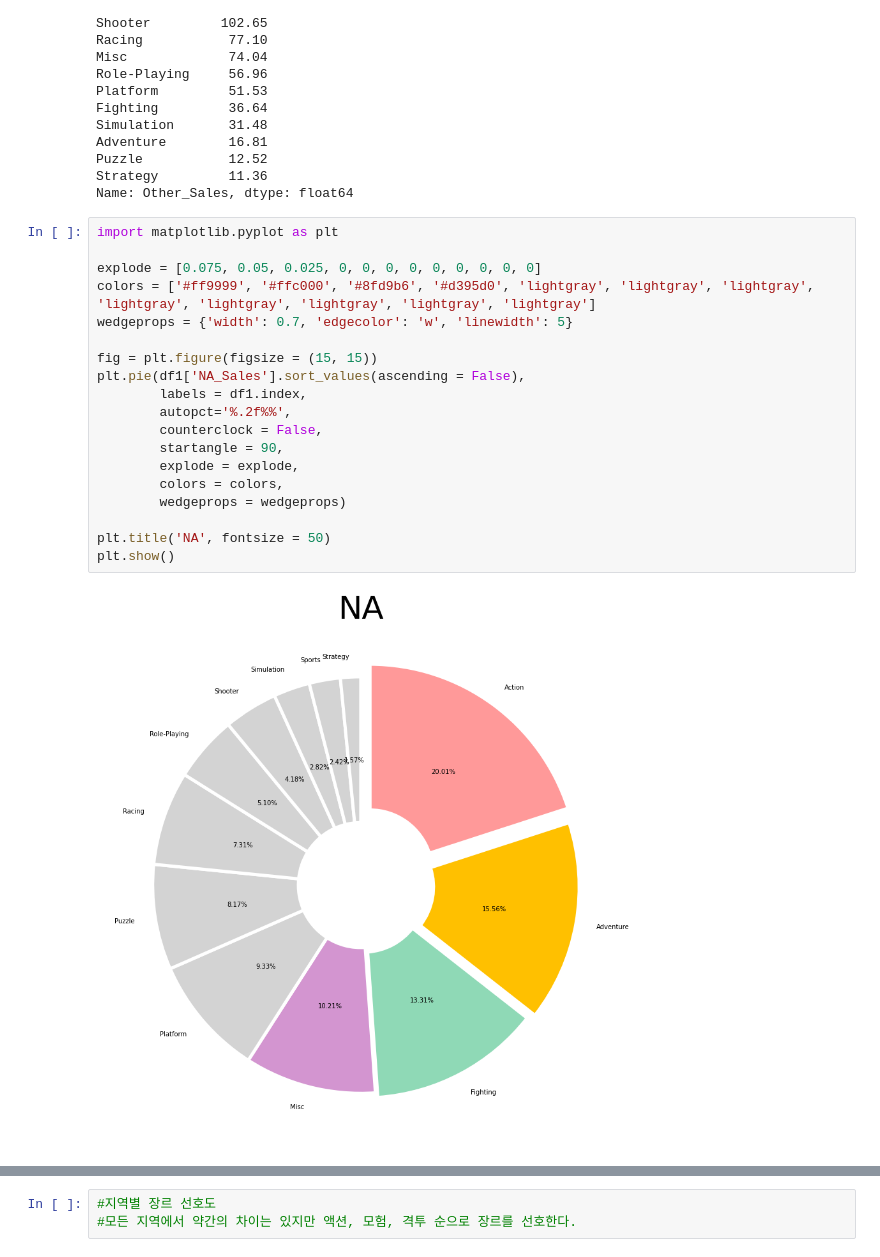
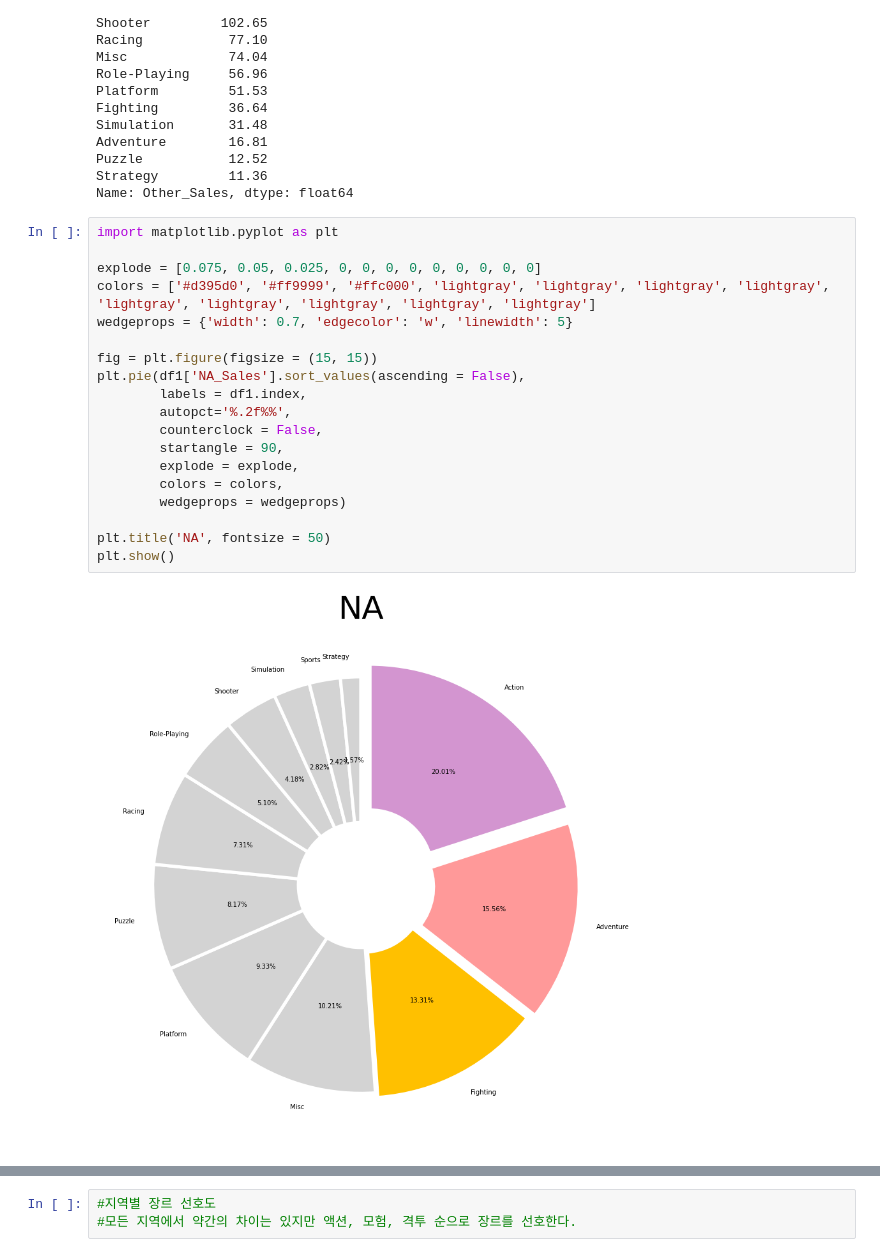
Before and after one commit to kihann/section-project, a Jupyter notebook: AI_07_이기한_Section_1.ipynb, the cells around one changed output, grey strips where cells are left out. Cells and saved outputs as stored; diff of their text form.

```diff
--- a/AI_07_이기한_Section_1.ipynb
+++ b/AI_07_이기한_Section_1.ipynb
@@ -160,24 +160,24 @@ Name: Other_Sales, dtype: float64
 # %%
 import matplotlib.pyplot as plt
 
 explode = [0.075, 0.05, 0.025, 0, 0, 0, 0, 0, 0, 0, 0, 0]
-colors = ['#ff9999', '#ffc000', '#8fd9b6', '#d395d0', 'lightgray', 'lightgray', 'lightgray', 'lightgray', 'lightgray', 'lightgray', 'lightgray', 'lightgray']
+colors = ['#d395d0', '#ff9999', '#ffc000', 'lightgray', 'lightgray', 'lightgray', 'lightgray', 'lightgray', 'lightgray', 'lightgray', 'lightgray', 'lightgray']
 wedgeprops = {'width': 0.7, 'edgecolor': 'w', 'linewidth': 5}
 
 fig = plt.figure(figsize = (15, 15))
 plt.pie(df1['NA_Sales'].sort_values(ascending = False),
         labels = df1.index,
         autopct='%.2f%%',
         counterclock = False,
         startangle = 90,
         explode = explode,
         colors = colors,
         wedgeprops = wedgeprops)
 
 plt.title('NA', fontsize = 50)
 plt.show()
 # %% [output]
-[figure, old version]
+[figure, new version]
 # %%
 fig = plt.figure(figsize = (15, 15))
 plt.pie(df1['EU_Sales'].sort_values(ascending = False),
```
Also changed, not shown: parts of 9 cells of this notebook.
